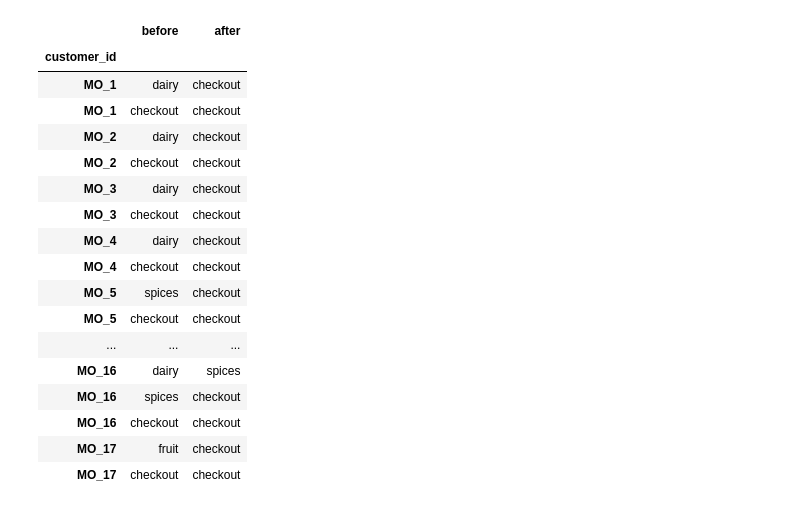
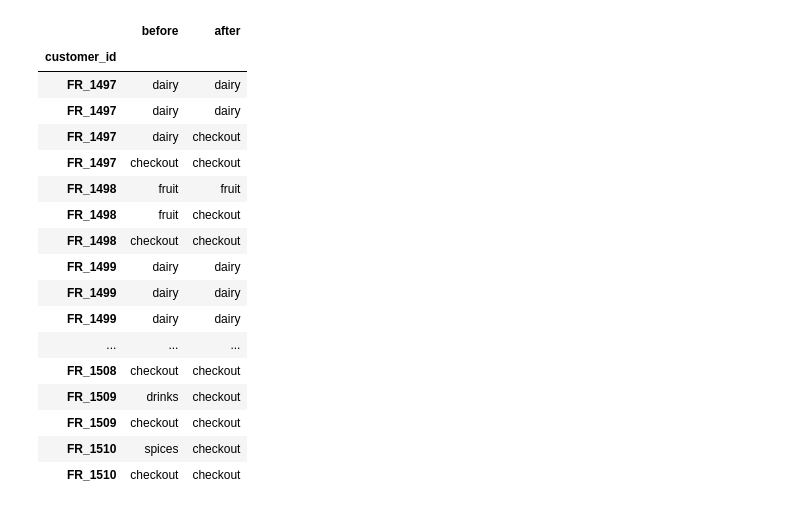
Before and after one commit to Stefan-battistetti/Supermarket_Markov, a Jupyter notebook: markov_chains.ipynb, the cells around one changed output. Saved outputs shown, nothing was run; the diff lists cells and outputs as text; code cells hidden in the pictures.

```diff
--- a/markov_chains.ipynb
+++ b/markov_chains.ipynb
@@ -94,6 +80,4 @@ df_3 = pd.read_csv('data/thursday.csv', parse_dates=True, index_col=0, sep=';')
 df_4 = pd.read_csv('data/friday.csv', parse_dates=True, index_col=0, sep=';')
 # %%
 df_lst = [df_0, df_1, df_2, df_3, df_4]
+days = ['MO','TU','WE','TH','FR']
-# %%
-for i in df_lst:
-    sort_df(i)
@@ -121,9 +83,0 @@ df_2.head(30)
-# %%
-
-#df_02 = df_2.resample('m', on='timestamp').ffill()
-for i in
-    df_2.resample('1min').ffill()
-
-
-
-df_2.head(30)
@@ -138,3 +84,9 @@ create_id(df_4,'FR')
+# %%
+for i in range(len(df_lst)):
+    df_lst[i] = sort_df(df_lst[i])
+    df_lst[i] = filling_steps(df_lst[i])
+    df_lst[i] = checkout(df_lst[i])
+    create_id(df_lst[i],days[i])
 # %%
 df_0.info()
 # %% [output]
@@ -234,24 +219,24 @@ df_mar.head()
 # %%
-df_mar.head(50)
+df_mar.tail(50)
 # %% [output]
 |  | before | after |
 | customer_id |  |  |
-| MO_1 | dairy | checkout |
-| MO_1 | checkout | checkout |
-| MO_2 | dairy | checkout |
-| MO_2 | checkout | checkout |
-| MO_3 | dairy | checkout |
-| MO_3 | checkout | checkout |
-| MO_4 | dairy | checkout |
-| MO_4 | checkout | checkout |
-| MO_5 | spices | checkout |
-| MO_5 | checkout | checkout |
+| FR_1497 | dairy | dairy |
+| FR_1497 | dairy | dairy |
+| FR_1497 | dairy | checkout |
+| FR_1497 | checkout | checkout |
+| FR_1498 | fruit | fruit |
+| FR_1498 | fruit | checkout |
+| FR_1498 | checkout | checkout |
+| FR_1499 | dairy | dairy |
+| FR_1499 | dairy | dairy |
+| FR_1499 | dairy | dairy |
 | ... | ... | ... |
-| MO_16 | dairy | spices |
-| MO_16 | spices | checkout |
-| MO_16 | checkout | checkout |
-| MO_17 | fruit | checkout |
-| MO_17 | checkout | checkout |
+| FR_1508 | checkout | checkout |
+| FR_1509 | drinks | checkout |
+| FR_1509 | checkout | checkout |
+| FR_1510 | spices | checkout |
+| FR_1510 | checkout | checkout |
 # %%
 df_mar.to_csv('df_mar.csv')
 # %%
```
Also changed, not shown: parts of 40 cells of this notebook.
